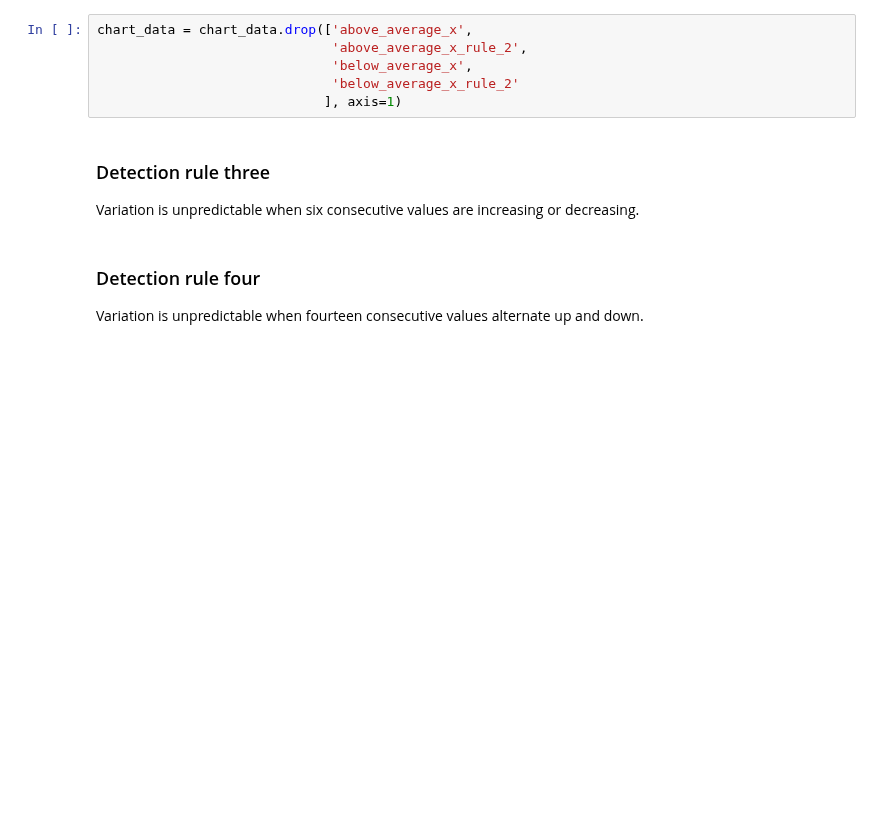
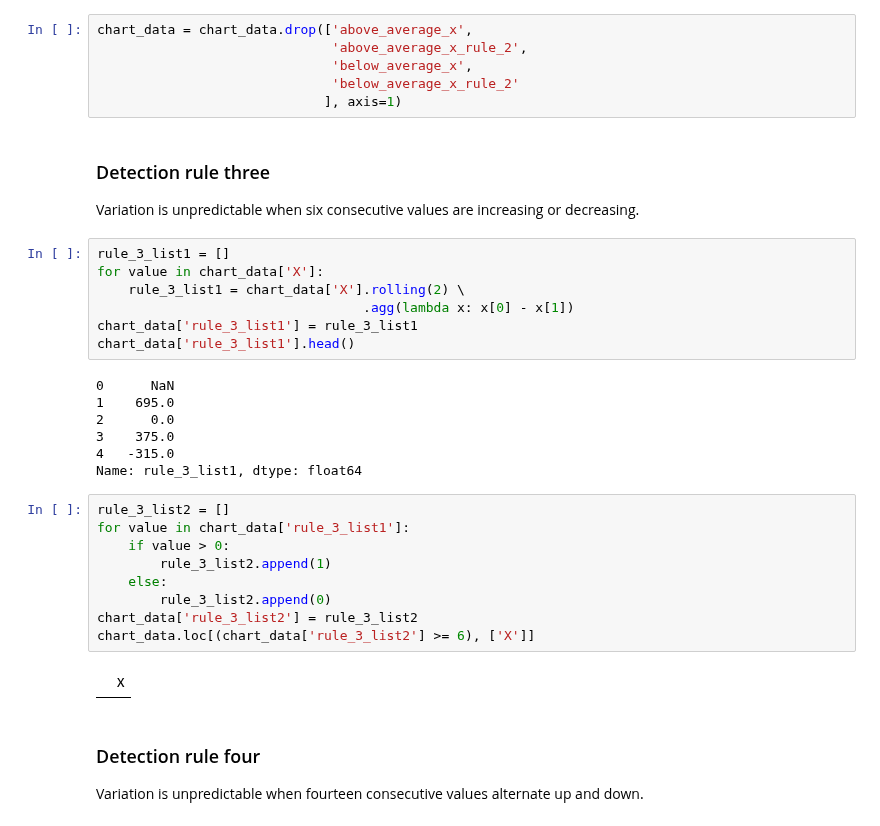
Before and after one commit to tracyyingyingwang/control_charts, a Jupyter notebook: control_charts_xmr.ipynb, the cells around one changed output. Saved outputs shown, nothing was run; the diff lists cells and outputs as text; blank space fills up the shorter version.

Commit message:
Add code to detection rule 3, increasing

```diff
--- a/control_charts_xmr.ipynb
+++ b/control_charts_xmr.ipynb
@@ -440,6 +440,31 @@ chart_data = chart_data.drop(['above_average_x',
 # %% [markdown]
 ### Detection rule three
 Variation is unpredictable when six consecutive values are increasing or decreasing.
+# %%
+rule_3_list1 = []
+for value in chart_data['X']:
+    rule_3_list1 = chart_data['X'].rolling(2) \
+                                  .agg(lambda x: x[0] - x[1])
+chart_data['rule_3_list1'] = rule_3_list1
+chart_data['rule_3_list1'].head()
+# %% [output]
+0      NaN
+1    695.0
+2      0.0
+3    375.0
+4   -315.0
+Name: rule_3_list1, dtype: float64
+# %%
+rule_3_list2 = []
+for value in chart_data['rule_3_list1']:
+    if value > 0:
+        rule_3_list2.append(1)
+    else:
+        rule_3_list2.append(0)
+chart_data['rule_3_list2'] = rule_3_list2
+chart_data.loc[(chart_data['rule_3_list2'] >= 6), ['X']]
+# %% [output]
+|  | X |
 # %% [markdown]
 ### Detection rule four
 Variation is unpredictable when fourteen consecutive values alternate up and down.
```
